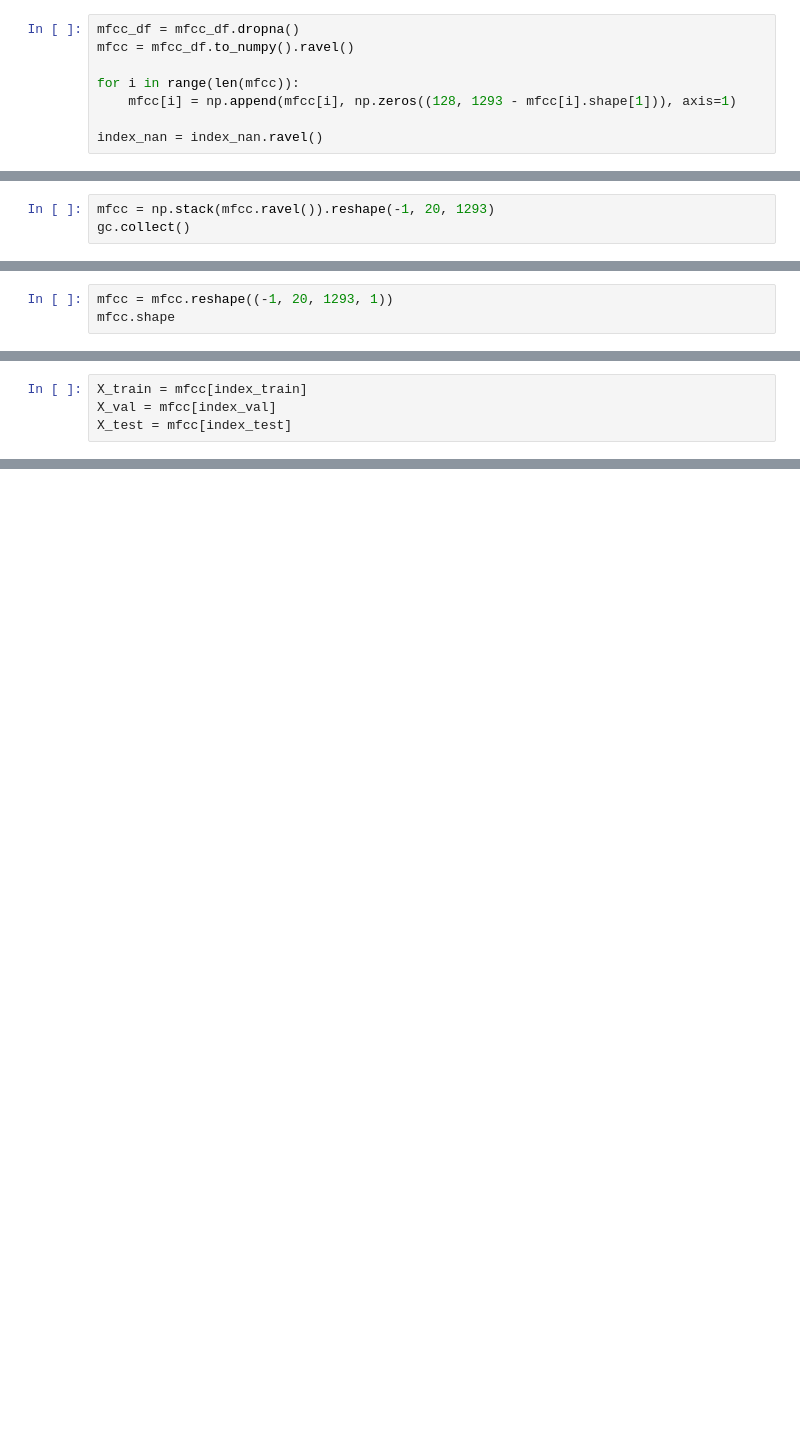
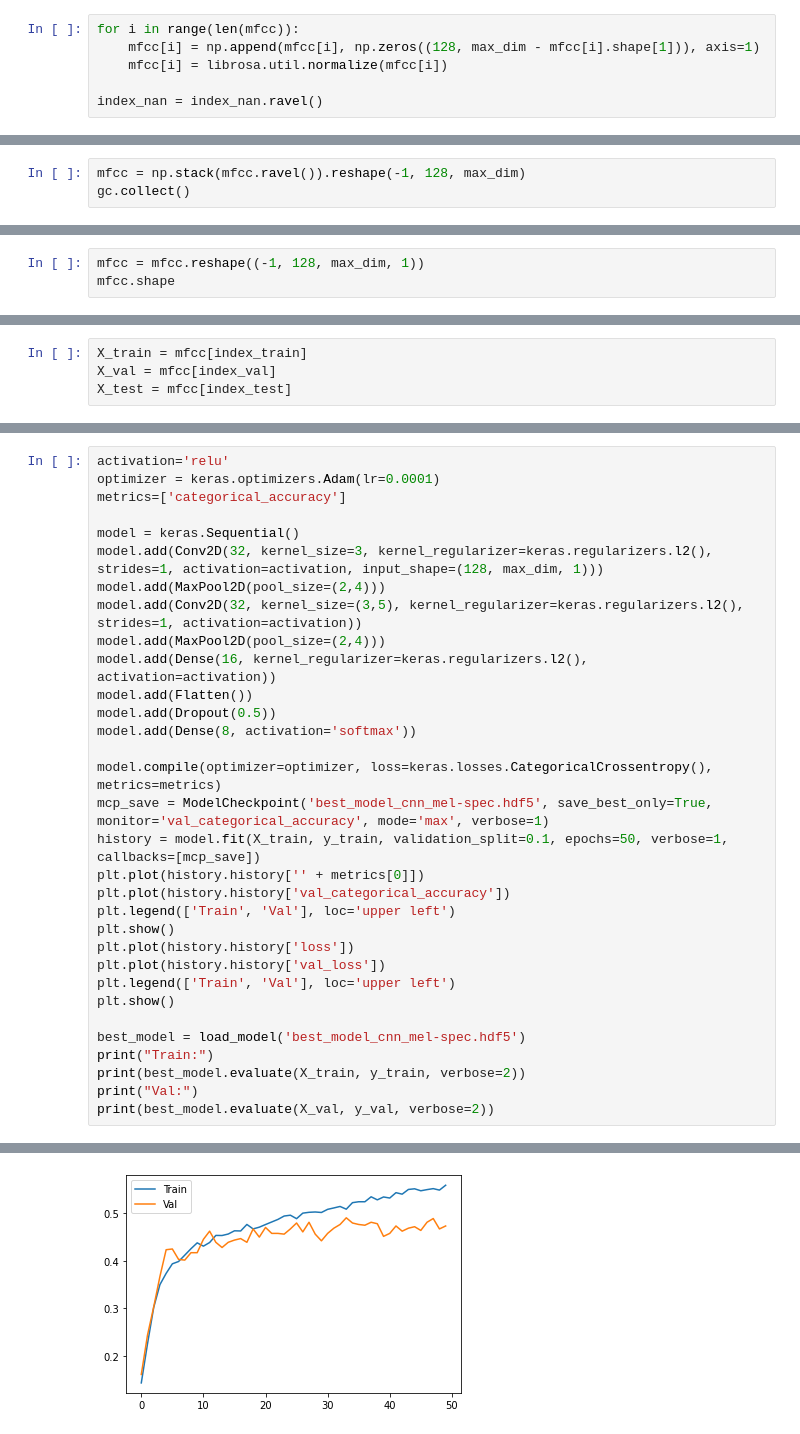
Before and after one commit to kikwon/fma_project, a Jupyter notebook: Extracted-mel-spec-cnn.ipynb, the cells around one changed output, grey strips where cells are left out. Drawn from its saved outputs; the diff is of its cells as text; blank space fills up the shorter version.

Commit message:
Working mel-spec modeling

```diff
--- a/Extracted-mel-spec-cnn.ipynb
+++ b/Extracted-mel-spec-cnn.ipynb
@@ -41,8 +70,6 @@ index_nan = np.argwhere(pd.isnull(mfcc))
 # %%
-mfcc_df = mfcc_df.dropna()
-mfcc = mfcc_df.to_numpy().ravel()
-
 for i in range(len(mfcc)):
-    mfcc[i] = np.append(mfcc[i], np.zeros((128, 1293 - mfcc[i].shape[1])), axis=1)
+    mfcc[i] = np.append(mfcc[i], np.zeros((128, max_dim - mfcc[i].shape[1])), axis=1)
+    mfcc[i] = librosa.util.normalize(mfcc[i])
 
 index_nan = index_nan.ravel()
@@ -92,3 +136,3 @@ gc.collect()
 # %%
-mfcc = np.stack(mfcc.ravel()).reshape(-1, 20, 1293)
+mfcc = np.stack(mfcc.ravel()).reshape(-1, 128, max_dim)
 gc.collect()
@@ -97,3 +145,3 @@ mfcc.shape
 # %%
-mfcc = mfcc.reshape((-1, 20, 1293, 1))
+mfcc = mfcc.reshape((-1, 128, max_dim, 1))
 mfcc.shape
@@ -109,0 +186,33 @@ y_train.shape
+# %%
+activation='relu'
+optimizer = keras.optimizers.Adam(lr=0.0001)
+metrics=['categorical_accuracy']
+
+model = keras.Sequential()
+model.add(Conv2D(32, kernel_size=3, kernel_regularizer=keras.regularizers.l2(), strides=1, activation=activation, input_shape=(128, max_dim, 1)))
+model.add(MaxPool2D(pool_size=(2,4)))
+model.add(Conv2D(32, kernel_size=(3,5), kernel_regularizer=keras.regularizers.l2(), strides=1, activation=activation))
+model.add(MaxPool2D(pool_size=(2,4)))
+model.add(Dense(16, kernel_regularizer=keras.regularizers.l2(), activation=activation))
+model.add(Flatten())
+model.add(Dropout(0.5))
+model.add(Dense(8, activation='softmax'))
+
+model.compile(optimizer=optimizer, loss=keras.losses.CategoricalCrossentropy(), metrics=metrics)
+mcp_save = ModelCheckpoint('best_model_cnn_mel-spec.hdf5', save_best_only=True, monitor='val_categorical_accuracy', mode='max', verbose=1)
+history = model.fit(X_train, y_train, validation_split=0.1, epochs=50, verbose=1, callbacks=[mcp_save])
+plt.plot(history.history['' + metrics[0]])
+plt.plot(history.history['val_categorical_accuracy'])
+plt.legend(['Train', 'Val'], loc='upper left')
+plt.show()
+plt.plot(history.history['loss'])
+plt.plot(history.history['val_loss'])
+plt.legend(['Train', 'Val'], loc='upper left')
+plt.show()
+
+best_model = load_model('best_model_cnn_mel-spec.hdf5')
+print("Train:")
+print(best_model.evaluate(X_train, y_train, verbose=2))
+print("Val:")
+print(best_model.evaluate(X_val, y_val, verbose=2))
+# %% [output]
@@ -109,0 +236 @@ y_train.shape
+[figure, added]
```
Also changed, not shown: parts of 29 cells of this notebook.
